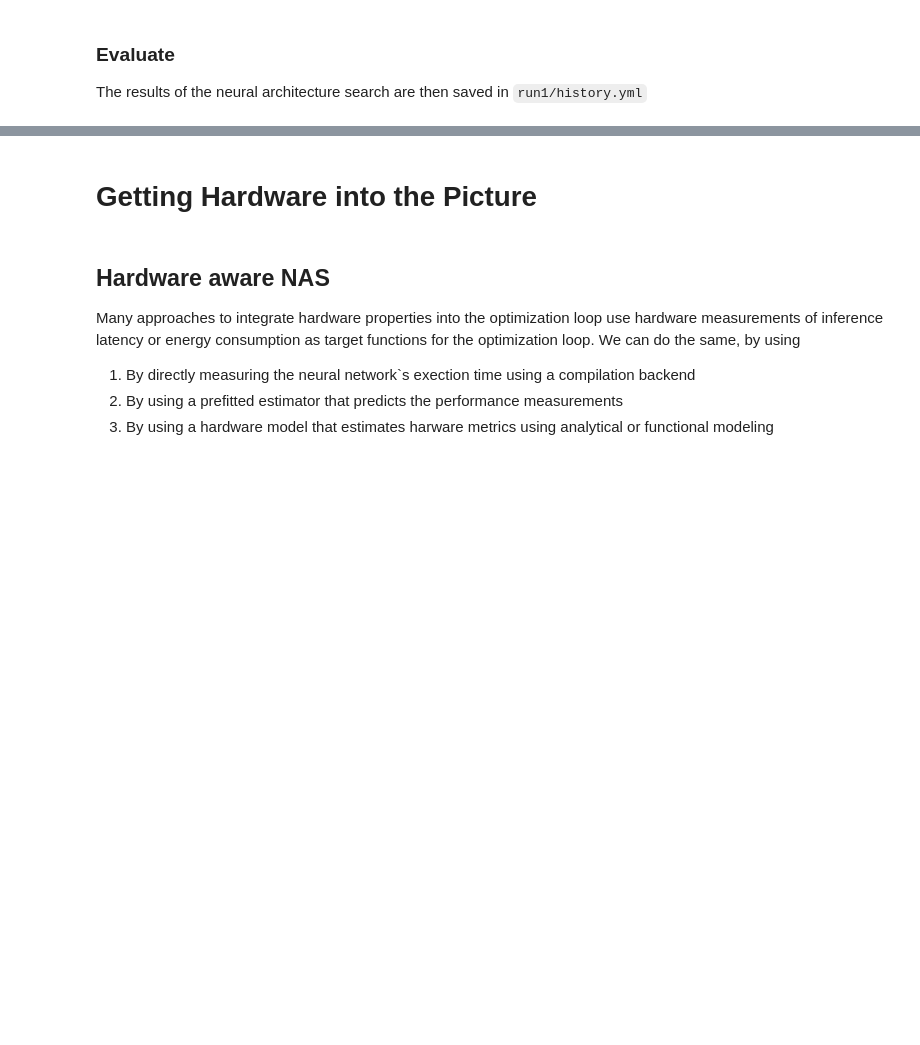
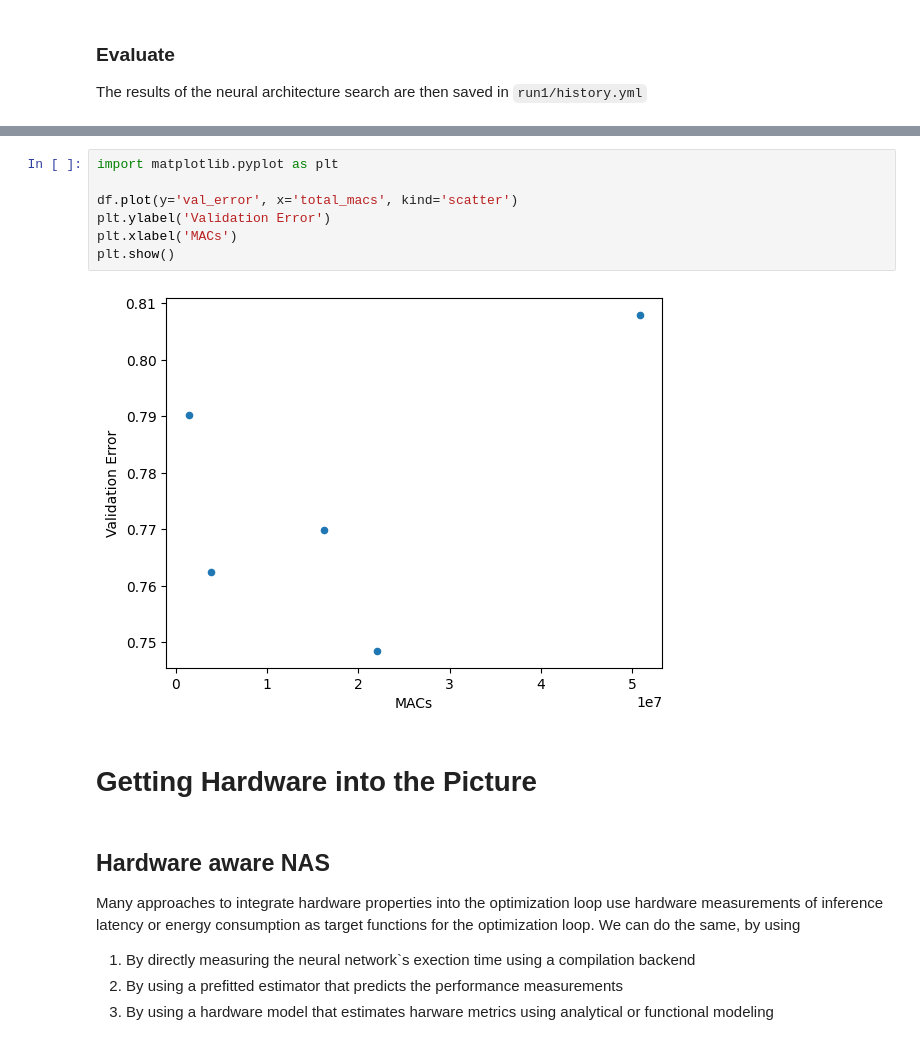
Before and after one commit to ekut-es/hannah, a Jupyter notebook: tutorials/automlschool24/hannah_automlschool24.ipynb, the cells around one changed output, grey strips where cells are left out. Drawn from its saved outputs; the diff is of its cells as text; blank space fills up the shorter version.

```diff
--- a/tutorials/automlschool24/hannah_automlschool24.ipynb
+++ b/tutorials/automlschool24/hannah_automlschool24.ipynb
@@ -270,3 +292,12 @@ df
+# %%
+import matplotlib.pyplot as plt
+
+df.plot(y='val_error', x='total_macs', kind='scatter')
+plt.ylabel('Validation Error')
+plt.xlabel('MACs')
+plt.show()
+# %% [output]
+[figure, added]
 # %% [markdown]
 # Getting Hardware into the Picture
 # %% [markdown]
```
Also changed, not shown: parts of 7 cells of this notebook.
